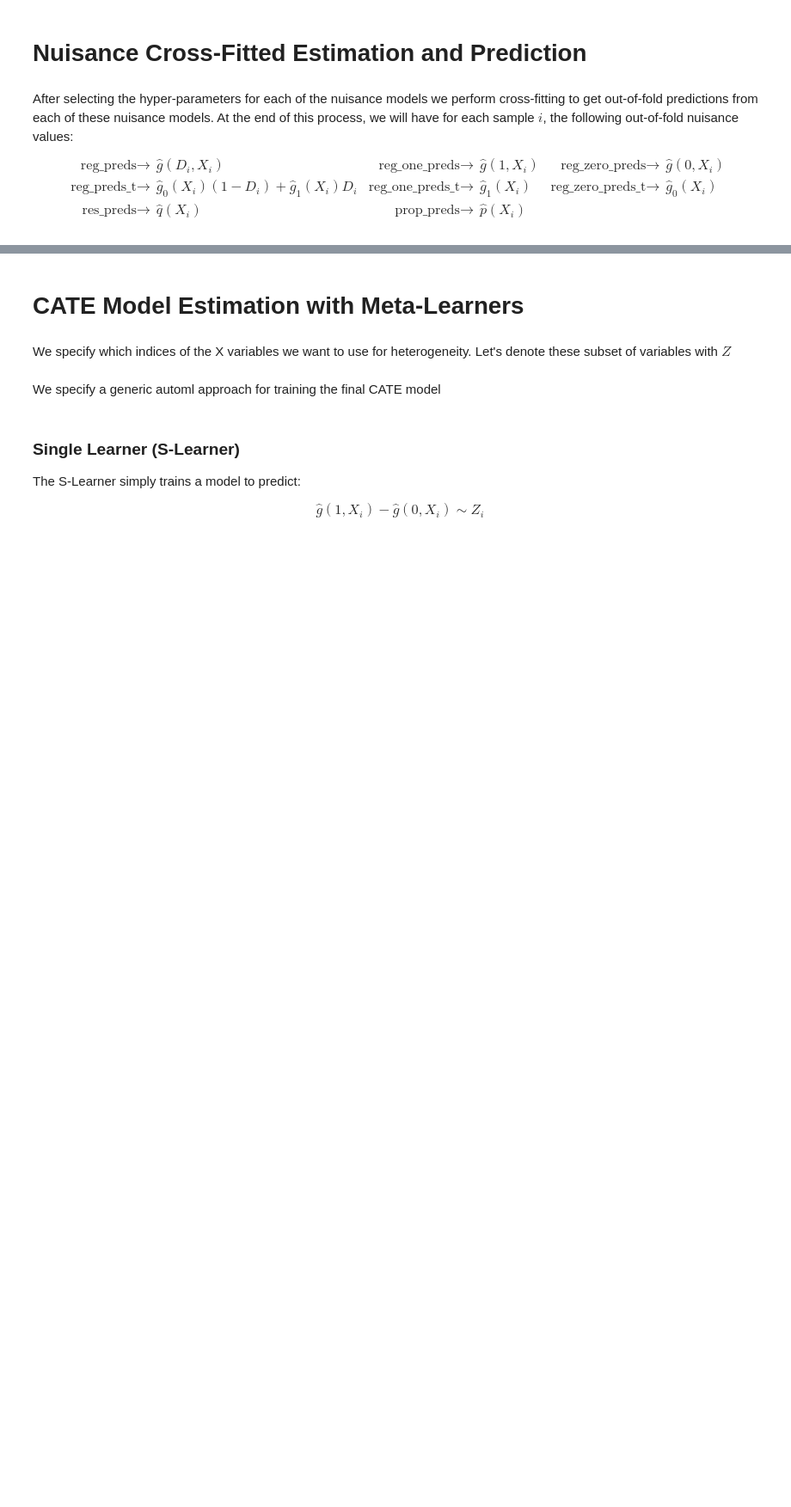
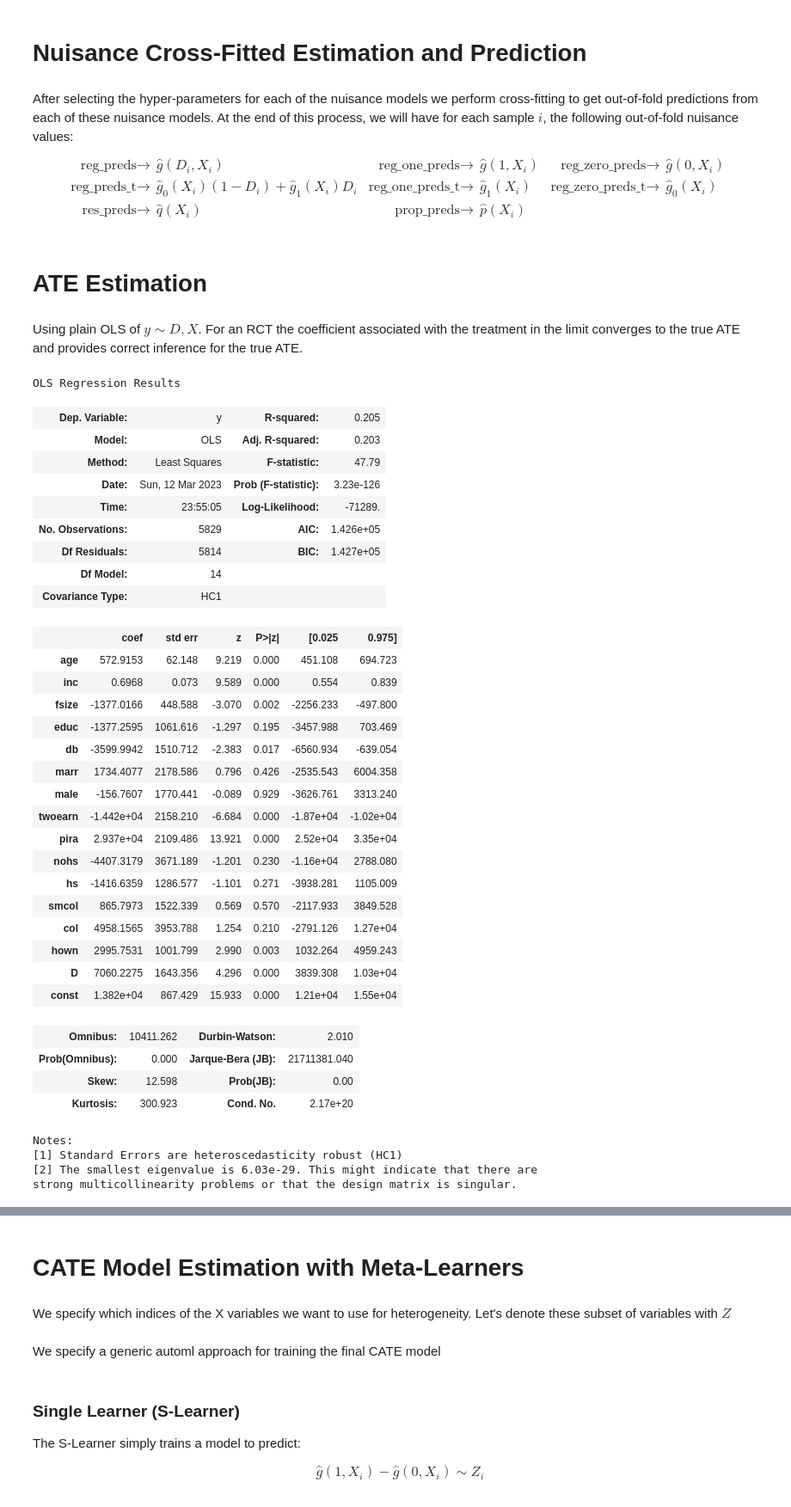
Before and after one commit to stanford-msande228/winter23, a Jupyter notebook: CATE-estimation.ipynb, the cells around one changed output, grey strips where cells are left out. Shown: that part at 86% size. Saved outputs shown, nothing was run; the diff lists cells and outputs as text; code cells hidden in the pictures; blank space fills up the shorter version.

```diff
--- a/CATE-estimation.ipynb
+++ b/CATE-estimation.ipynb
@@ -110,3 +106,19 @@ Xval, Xtest, Dval, Dtest, yval, ytest = train_test_split(Xval, Dval, yval, train
+# %%
+from sklearn.model_selection import train_test_split
+from sklearn.model_selection import GroupShuffleSplit
+
+if groups is None:
+    X, Xval, D, Dval, y, yval = train_test_split(X, D, y, train_size=.6, shuffle=True, random_state=123)
+    Xval, Xtest, Dval, Dtest, yval, ytest = train_test_split(Xval, Dval, yval, train_size=.5, shuffle=True, random_state=123)
+    groupsval, groupstest = None, None
+else:
+    train, val = next(GroupShuffleSplit(n_splits=2, train_size=.6, random_state=123).split(X, y, groups=groups))
+    X, Xval, D, Dval, y, yval = X.iloc[train], X.iloc[val], D[train], D[val], y[train], y[val]
+    groups, groupsval = groups[train], groups[val]
+
+    val, test = next(GroupShuffleSplit(n_splits=2, train_size=.5, random_state=123).split(Xval, yval, groups=groupsval))
+    Xval, Xtest, Dval, Dtest, yval, ytest = Xval.iloc[val], Xval.iloc[test], Dval[val], Dval[test], yval[val], yval[test]
+    groupsval, groupstest = groupsval[val], groupsval[test]
 # %% [markdown]
 # Nuisance Model Selection
 
@@ -215,3 +276,52 @@ for train, test in splits:
 
 res_preds = cross_val_predict(model_y(), X, y, cv=splits)
 prop_preds = cross_val_predict(model_t(), X, D, cv=splits)
+# %% [markdown]
+# ATE Estimation
+# %% [markdown]
+Using plain OLS of $y\sim D, X$. For an RCT the coefficient associated with the treatment in the limit converges to the true ATE and provides correct inference for the true ATE.
+# %%
+dfX = X.copy()
+dfX = dfX - dfX.mean(axis=0)
+dfX['D'] = D
+dfX['const'] = 1
+if groups is None:
+    display(OLS(y, dfX).fit(cov_type='HC1').summary())
+else:
+    display(OLS(y, dfX).fit(cov_type='cluster', cov_kwds={'groups': groups}).summary())
+# %% [output]
+OLS Regression Results
+| Dep. Variable: | y | R-squared: | 0.205 |
+| Model: | OLS | Adj. R-squared: | 0.203 |
+| Method: | Least Squares | F-statistic: | 47.79 |
+| Date: | Sun, 12 Mar 2023 | Prob (F-statistic): | 3.23e-126 |
+| Time: | 23:55:05 | Log-Likelihood: | -71289. |
+| No. Observations: | 5829 | AIC: | 1.426e+05 |
+| Df Residuals: | 5814 | BIC: | 1.427e+05 |
+| Df Model: | 14 |  |  |
+| Covariance Type: | HC1 |  |  |
+|  | coef | std err | z | P>|z| | [0.025 | 0.975] |
+| age | 572.9153 | 62.148 | 9.219 | 0.000 | 451.108 | 694.723 |
+| inc | 0.6968 | 0.073 | 9.589 | 0.000 | 0.554 | 0.839 |
+| fsize | -1377.0166 | 448.588 | -3.070 | 0.002 | -2256.233 | -497.800 |
+| educ | -1377.2595 | 1061.616 | -1.297 | 0.195 | -3457.988 | 703.469 |
+| db | -3599.9942 | 1510.712 | -2.383 | 0.017 | -6560.934 | -639.054 |
+| marr | 1734.4077 | 2178.586 | 0.796 | 0.426 | -2535.543 | 6004.358 |
+| male | -156.7607 | 1770.441 | -0.089 | 0.929 | -3626.761 | 3313.240 |
+| twoearn | -1.442e+04 | 2158.210 | -6.684 | 0.000 | -1.87e+04 | -1.02e+04 |
+| pira | 2.937e+04 | 2109.486 | 13.921 | 0.000 | 2.52e+04 | 3.35e+04 |
+| nohs | -4407.3179 | 3671.189 | -1.201 | 0.230 | -1.16e+04 | 2788.080 |
+| hs | -1416.6359 | 1286.577 | -1.101 | 0.271 | -3938.281 | 1105.009 |
+| smcol | 865.7973 | 1522.339 | 0.569 | 0.570 | -2117.933 | 3849.528 |
+| col | 4958.1565 | 3953.788 | 1.254 | 0.210 | -2791.126 | 1.27e+04 |
+| hown | 2995.7531 | 1001.799 | 2.990 | 0.003 | 1032.264 | 4959.243 |
+| D | 7060.2275 | 1643.356 | 4.296 | 0.000 | 3839.308 | 1.03e+04 |
+| const | 1.382e+04 | 867.429 | 15.933 | 0.000 | 1.21e+04 | 1.55e+04 |
+| Omnibus: | 10411.262 | Durbin-Watson: | 2.010 |
+| Prob(Omnibus): | 0.000 | Jarque-Bera (JB): | 21711381.040 |
+| Skew: | 12.598 | Prob(JB): | 0.00 |
+| Kurtosis: | 300.923 | Cond. No. | 2.17e+20 |
+Notes:
+[1] Standard Errors are heteroscedasticity robust (HC1)
+[2] The smallest eigenvalue is 6.03e-29. This might indicate that there are
+strong multicollinearity problems or that the design matrix is singular.
```
Also changed, not shown: parts of 88 cells of this notebook, 1 other file.
